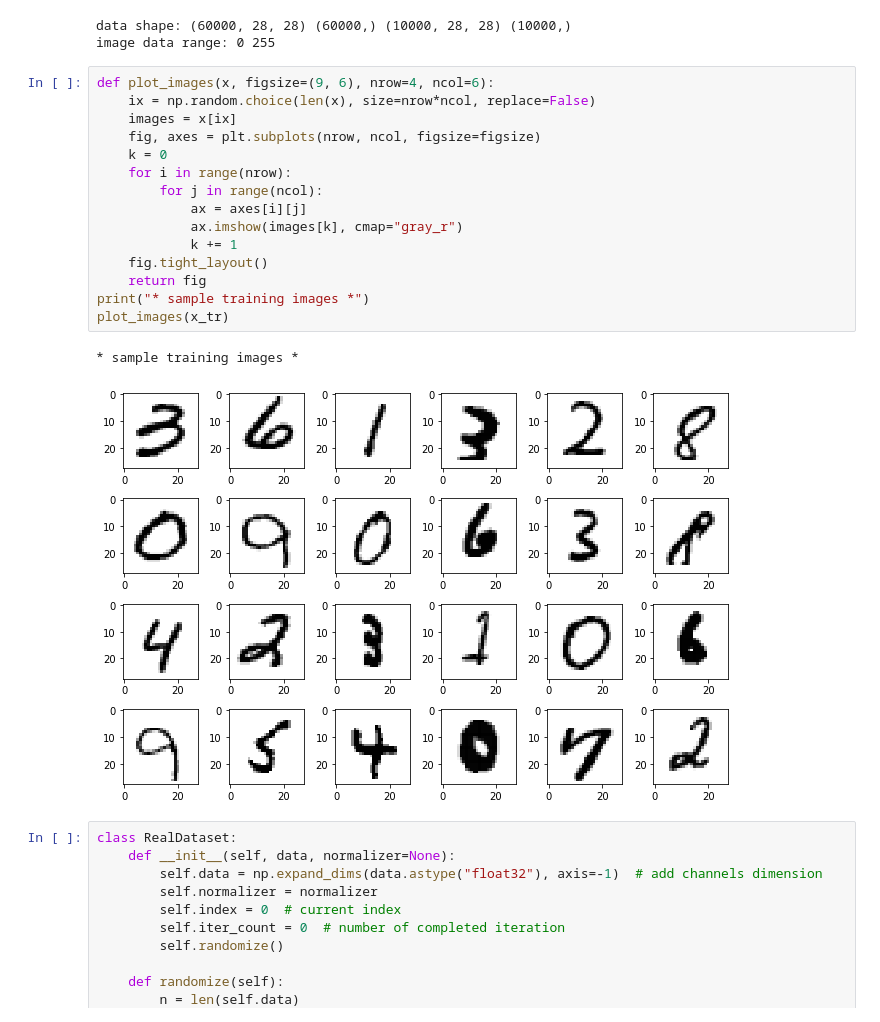
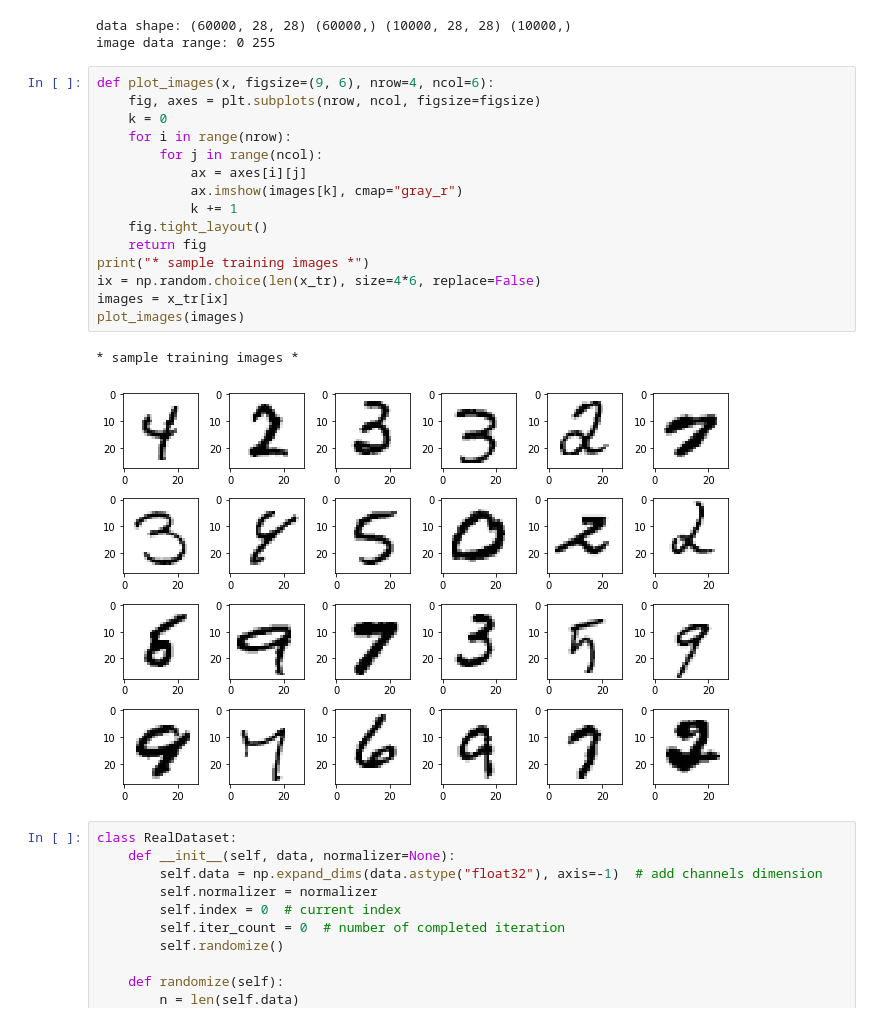
Before and after one commit to kota7/ilearn-gan, a Jupyter notebook: 2_gan-for-generating-mnist-images.ipynb, the cells around one changed output. Cells and saved outputs as stored; diff of their text form.

```diff
--- a/2_gan-for-generating-mnist-images.ipynb
+++ b/2_gan-for-generating-mnist-images.ipynb
@@ -27,22 +27,22 @@ data shape: (60000, 28, 28) (60000,) (10000, 28, 28) (10000,)
 image data range: 0 255
 # %%
 def plot_images(x, figsize=(9, 6), nrow=4, ncol=6):
-    ix = np.random.choice(len(x), size=nrow*ncol, replace=False)
-    images = x[ix]
     fig, axes = plt.subplots(nrow, ncol, figsize=figsize)
     k = 0
     for i in range(nrow):
         for j in range(ncol):
             ax = axes[i][j]
             ax.imshow(images[k], cmap="gray_r")
             k += 1
     fig.tight_layout()
     return fig
 print("* sample training images *")
-plot_images(x_tr)
+ix = np.random.choice(len(x_tr), size=4*6, replace=False)
+images = x_tr[ix]
+plot_images(images)
 # %% [output]
 * sample training images *
-[figure, old version]
+[figure, new version]
 # %%
 class RealDataset:
     def __init__(self, data, normalizer=None):
```
Also changed, not shown: parts of 4 cells of this notebook, 1 other file.
